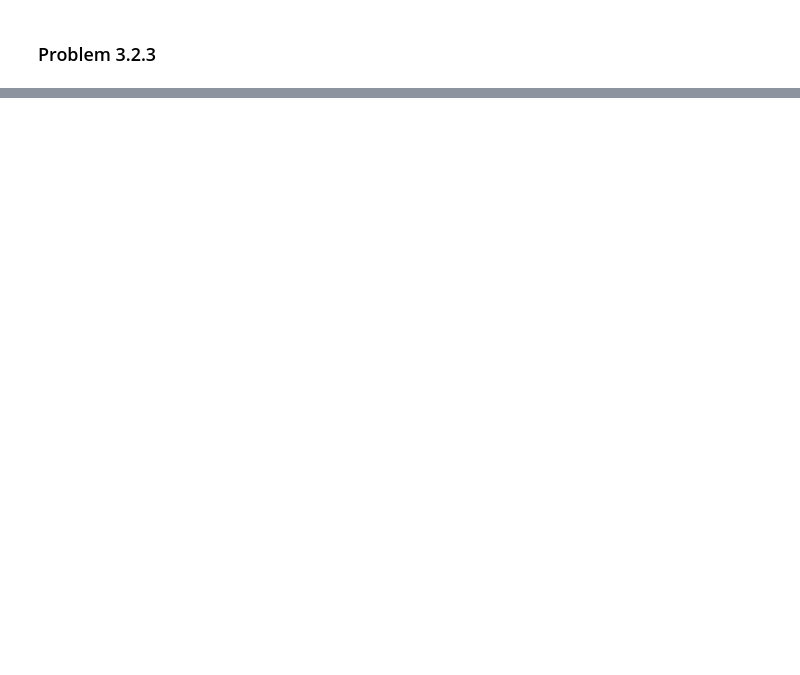
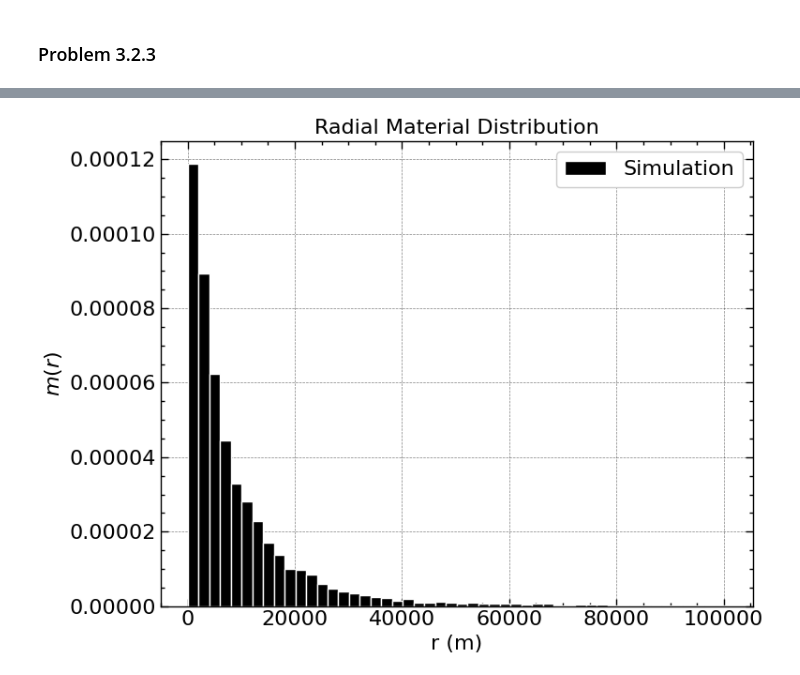
Before and after one commit to tobiassanta/AppStat2025, a Jupyter notebook: Problem Set/Problem Set.ipynb, the cells around one changed output, grey strips where cells are left out. Drawn from its saved outputs; the diff is of its cells as text; code cells hidden in the pictures; blank space fills up the shorter version.

```diff
--- a/Problem Set/Problem Set.ipynb
+++ b/Problem Set/Problem Set.ipynb
@@ -743,0 +742,53 @@ plt.show()
+# %%
+# --- Problem 3.2.4: Radial material distribution m_p(r) ---
+
+N = 10000
+v0 = 100.0       # m/s
+g  = 9.82        # m/s^2
+
+# --- Sample theta (upper hemisphere, isotropic) ---
+theta = np.arccos(1 - np.random.rand(N))   # p(theta) = sin(theta)
+
+# --- Sample velocity using accept-reject ---
+v_max = 10 * v0
+f_max = 4 * np.exp(-2)   # max of (v/v0)^2 exp(-v/v0)
+
+def f(v):
+    return (v / v0)**2 * np.exp(-v / v0)
+
+v_vals = []
+while len(v_vals) < N:
+    v_trial = np.random.rand() * v_max
+    u = np.random.rand() * f_max
+    if u < f(v_trial):
+        v_vals.append(v_trial)
+
+v_vals = np.array(v_vals)
+
+# --- Compute radial distance ---
+r_vals = np.sin(theta) * v_vals**2 / g
+
+# --- Analytic scaling for m_p(r) ---
+r_plot = np.linspace(0, r_vals.max(), 500)
+
+r0 = v0**2 / g
+m_analytic = np.sqrt(r_plot) * np.exp(-np.sqrt(r_plot / r0))
+
+# Normalize analytic curve
+m_analytic /= np.trapz(m_analytic, r_plot)
+
+# --- Plot ---
+plt.figure(figsize=(8,6))
+plt.hist(r_vals, bins=50, density=True,
+         color='black', edgecolor='white', label='Simulation')
+
+plt.xlabel('r (m)')
+plt.ylabel(r'$m(r)$')
+plt.title('Radial Material Distribution')
+plt.legend()
+plt.grid(True)
+plt.tight_layout()
+plt.savefig('Problem 3.2.4.png', dpi=300)
+plt.show()
+# %% [output]
+[figure, added]
```
Also changed, not shown: parts of 29 cells of this notebook.
